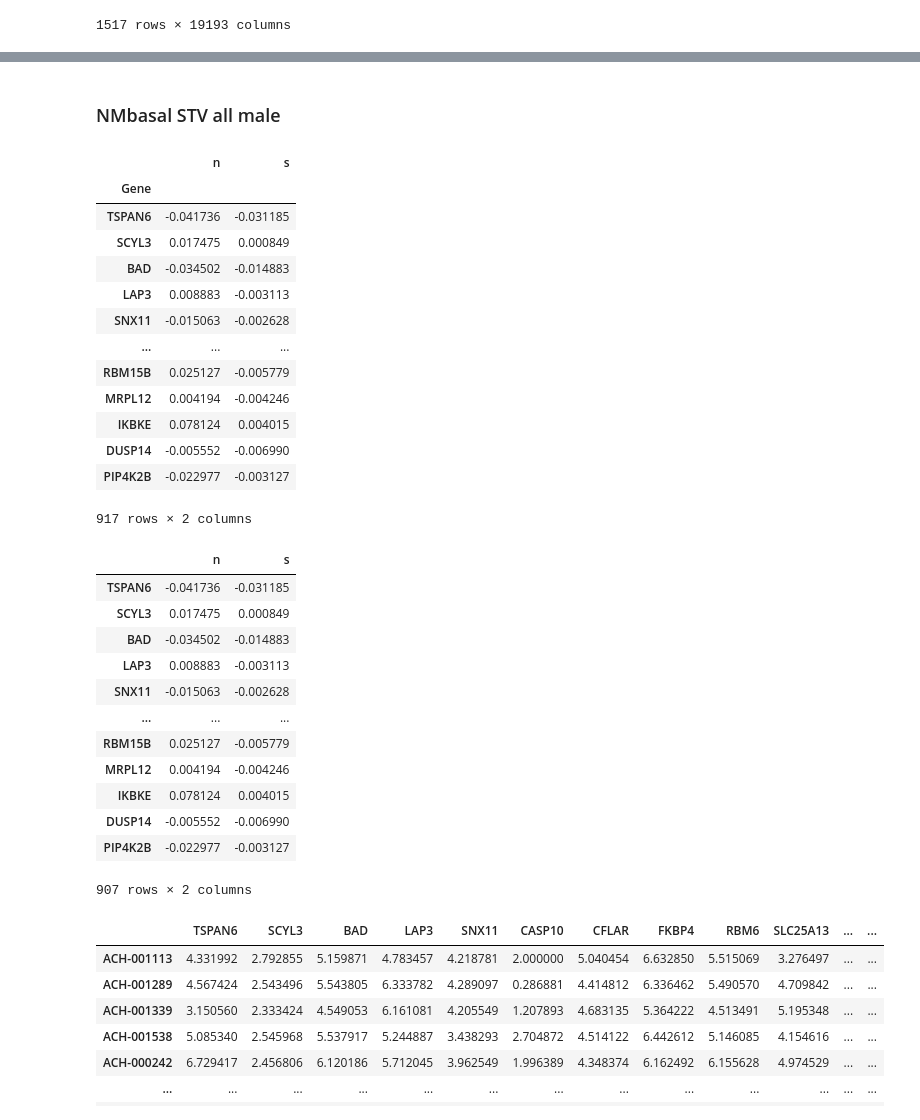
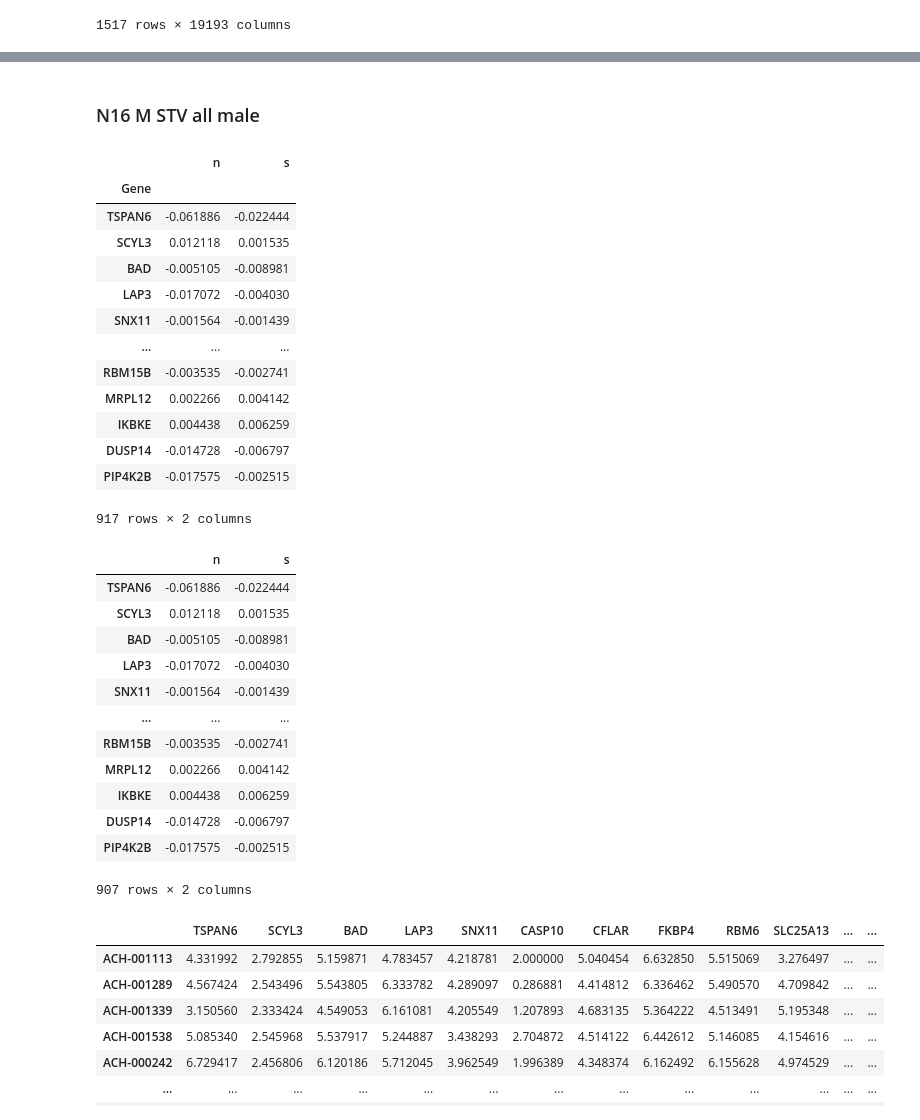
Before and after one commit to jingsday/blca_publication, a Jupyter notebook: blca_publication_Scripts/blca_Scripts_fgfr/blca_Scripts_depmap.ipynb, the cells around one changed output, grey strips where cells are left out. Saved outputs shown, nothing was run; the diff lists cells and outputs as text; code cells hidden in the pictures.

```diff
--- a/blca_publication_Scripts/blca_Scripts_fgfr/blca_Scripts_depmap.ipynb
+++ b/blca_publication_Scripts/blca_Scripts_fgfr/blca_Scripts_depmap.ipynb
@@ -127,39 +318,39 @@ DPD_cell_lines= blca.loc[cell_line_ids]
 # %% [markdown]
-### NMbasal STV all male
+### N16 M STV all male
 # %%
-vector = pd.read_pickle(os.path.join('/home/jing/Phd_project/project_UCD_blca/blca_publication_OUTPUT/blca_publication_OUTPUT_svm',"stv_lincs_scR_inv_blca_Nb_M.pkl"))
+vector = pd.read_pickle(os.path.join('/home/jing/Phd_project/project_UCD_blca/blca_publication_OUTPUT/blca_publication_OUTPUT_svm',"stv_lincs_scR_inv_blca_N_M16.pkl"))
 vector
 # %% [output]
 |  | n | s |
 | Gene |  |  |
-| TSPAN6 | -0.041736 | -0.031185 |
-| SCYL3 | 0.017475 | 0.000849 |
-| BAD | -0.034502 | -0.014883 |
-| LAP3 | 0.008883 | -0.003113 |
-| SNX11 | -0.015063 | -0.002628 |
+| TSPAN6 | -0.061886 | -0.022444 |
+| SCYL3 | 0.012118 | 0.001535 |
+| BAD | -0.005105 | -0.008981 |
+| LAP3 | -0.017072 | -0.004030 |
+| SNX11 | -0.001564 | -0.001439 |
 | ... | ... | ... |
-| RBM15B | 0.025127 | -0.005779 |
-| MRPL12 | 0.004194 | -0.004246 |
-| IKBKE | 0.078124 | 0.004015 |
-| DUSP14 | -0.005552 | -0.006990 |
-| PIP4K2B | -0.022977 | -0.003127 |
+| RBM15B | -0.003535 | -0.002741 |
+| MRPL12 | 0.002266 | 0.004142 |
+| IKBKE | 0.004438 | 0.006259 |
+| DUSP14 | -0.014728 | -0.006797 |
+| PIP4K2B | -0.017575 | -0.002515 |
 917 rows × 2 columns
 # %%
 vector= vector.loc[blca.columns.intersection(vector.index.values)]
 vector
 # %% [output]
 |  | n | s |
-| TSPAN6 | -0.041736 | -0.031185 |
-| SCYL3 | 0.017475 | 0.000849 |
-| BAD | -0.034502 | -0.014883 |
-| LAP3 | 0.008883 | -0.003113 |
-| SNX11 | -0.015063 | -0.002628 |
+| TSPAN6 | -0.061886 | -0.022444 |
+| SCYL3 | 0.012118 | 0.001535 |
+| BAD | -0.005105 | -0.008981 |
+| LAP3 | -0.017072 | -0.004030 |
+| SNX11 | -0.001564 | -0.001439 |
 | ... | ... | ... |
-| RBM15B | 0.025127 | -0.005779 |
-| MRPL12 | 0.004194 | -0.004246 |
-| IKBKE | 0.078124 | 0.004015 |
-| DUSP14 | -0.005552 | -0.006990 |
-| PIP4K2B | -0.022977 | -0.003127 |
+| RBM15B | -0.003535 | -0.002741 |
+| MRPL12 | 0.002266 | 0.004142 |
+| IKBKE | 0.004438 | 0.006259 |
+| DUSP14 | -0.014728 | -0.006797 |
+| PIP4K2B | -0.017575 | -0.002515 |
 907 rows × 2 columns
 # %%
 #dot product
```
Also changed, not shown: parts of 33 cells of this notebook, 2 other files.
